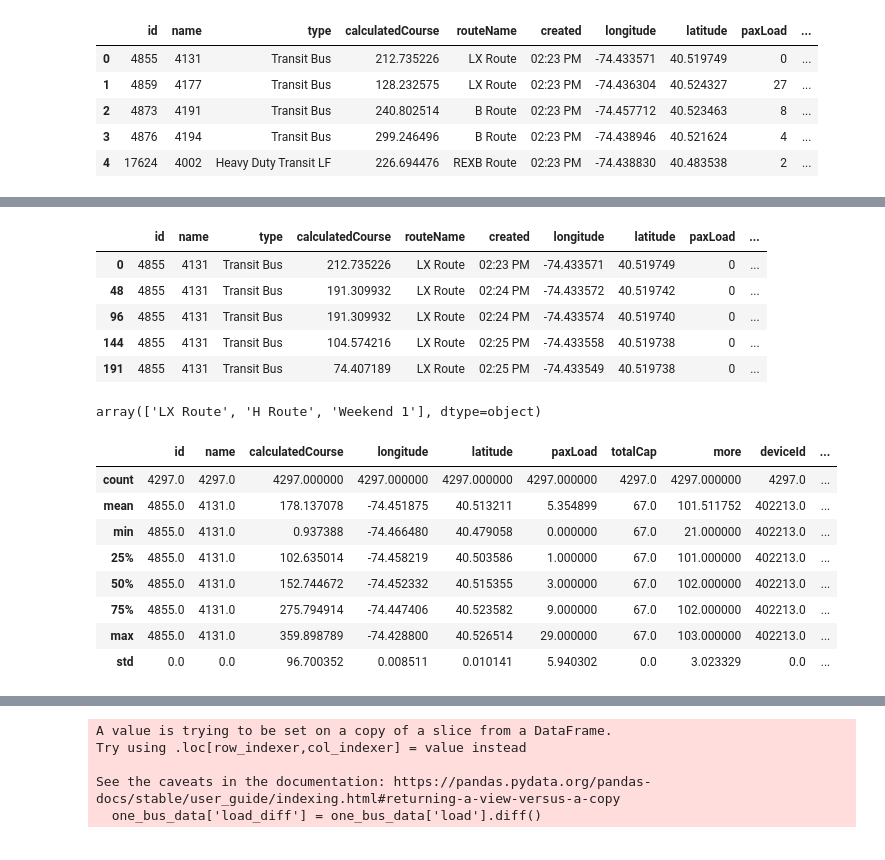
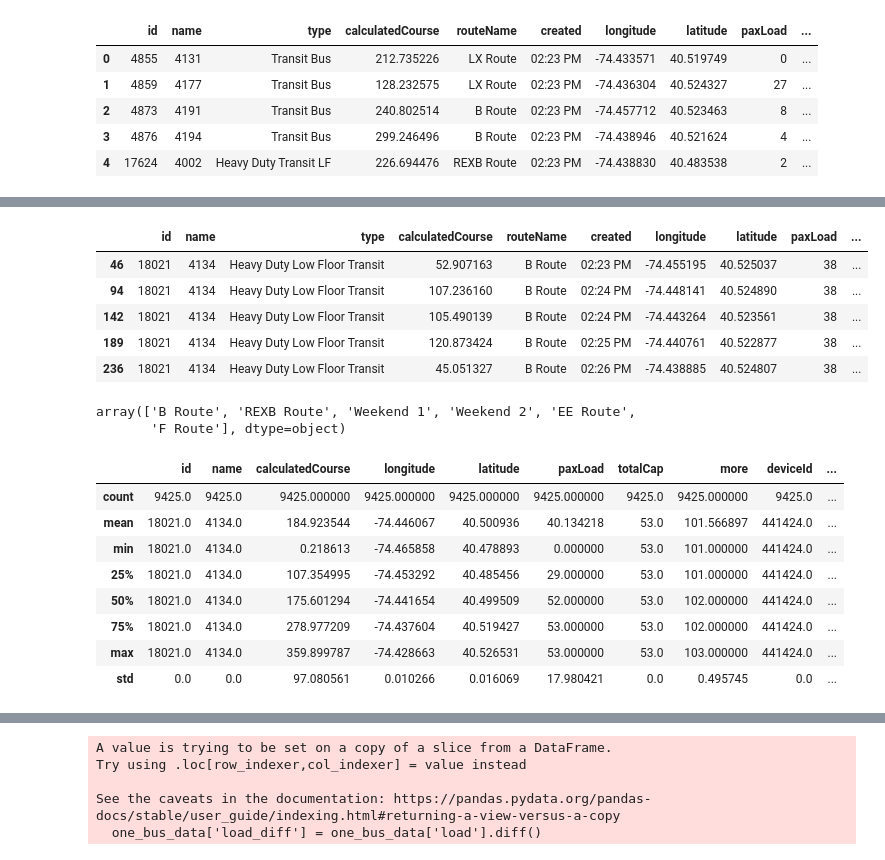
Before and after one commit to AkeBoss-tech/RutgersBusAnalysis, a Jupyter notebook: bus.ipynb, the cells around one changed output, grey strips where cells are left out. Cells and saved outputs as stored; diff of their text form; code cells hidden in the pictures.

```diff
--- a/bus.ipynb
+++ b/bus.ipynb
@@ -5,7 +5,8 @@ import matplotlib.pyplot as plt
 import folium
 from folium.plugins import MarkerCluster
 
-data = pd.read_csv('cloud-data/bus_data.csv')
+data = pd.read_csv('cloud-data/bus_data_modified.csv')
+data['timestamp'] = pd.to_datetime(data['timestamp'])
 data.head()
 # %% [output]
 |  | id | name | type | calculatedCourse | routeName | created | longitude | latitude | paxLoad | ... |
@@ -14,15 +15,3 @@ data.head()
 | 2 | 4873 | 4191 | Transit Bus | 240.802514 | B Route | 02:23 PM | -74.457712 | 40.523463 | 8 | ... |
 | 3 | 4876 | 4194 | Transit Bus | 299.246496 | B Route | 02:23 PM | -74.438946 | 40.521624 | 4 | ... |
 | 4 | 17624 | 4002 | Heavy Duty Transit LF | 226.694476 | REXB Route | 02:23 PM | -74.438830 | 40.483538 | 2 | ... |
-# %%
-# convert timestamp to datetime
-data['timestamp'] = pd.to_datetime(data['timestamp'])
-try:
-    data.drop(['speed', 'outOfService', 'tripId', 'outdated'], axis=1, inplace=True)
-except:
-    data.drop(['speed', 'tripId'], axis=1, inplace=True)
-data['load'] = data['paxLoad'] / data['totalCap']
-# only use the latitude and longitude columns between certain values
-data = data[(data['latitude'] > 40.4) & (data['latitude'] < 40.53)]
-data = data[(data['longitude'] > -74.5) & (data['longitude'] < -74.3)]
-data.head()
@@ -36,30 +18,33 @@ data.head()
 # %%
-one_bus = 4131
+from random import choice
+
+one_bus = int(choice(data['name'].unique()))
 one_bus_data = data[data['name'] == one_bus]
 one_bus_data.head()
 # %% [output]
 |  | id | name | type | calculatedCourse | routeName | created | longitude | latitude | paxLoad | ... |
-| 0 | 4855 | 4131 | Transit Bus | 212.735226 | LX Route | 02:23 PM | -74.433571 | 40.519749 | 0 | ... |
-| 48 | 4855 | 4131 | Transit Bus | 191.309932 | LX Route | 02:24 PM | -74.433572 | 40.519742 | 0 | ... |
-| 96 | 4855 | 4131 | Transit Bus | 191.309932 | LX Route | 02:24 PM | -74.433574 | 40.519740 | 0 | ... |
-| 144 | 4855 | 4131 | Transit Bus | 104.574216 | LX Route | 02:25 PM | -74.433558 | 40.519738 | 0 | ... |
-| 191 | 4855 | 4131 | Transit Bus | 74.407189 | LX Route | 02:25 PM | -74.433549 | 40.519738 | 0 | ... |
+| 46 | 18021 | 4134 | Heavy Duty Low Floor Transit | 52.907163 | B Route | 02:23 PM | -74.455195 | 40.525037 | 38 | ... |
+| 94 | 18021 | 4134 | Heavy Duty Low Floor Transit | 107.236160 | B Route | 02:24 PM | -74.448141 | 40.524890 | 38 | ... |
+| 142 | 18021 | 4134 | Heavy Duty Low Floor Transit | 105.490139 | B Route | 02:24 PM | -74.443264 | 40.523561 | 38 | ... |
+| 189 | 18021 | 4134 | Heavy Duty Low Floor Transit | 120.873424 | B Route | 02:25 PM | -74.440761 | 40.522877 | 38 | ... |
+| 236 | 18021 | 4134 | Heavy Duty Low Floor Transit | 45.051327 | B Route | 02:26 PM | -74.438885 | 40.524807 | 38 | ... |
 # %%
 one_bus_data['routeName'].unique()
 # %% [output]
-array(['LX Route', 'H Route', 'Weekend 1'], dtype=object)
+array(['B Route', 'REXB Route', 'Weekend 1', 'Weekend 2', 'EE Route',
+       'F Route'], dtype=object)
 # %%
 one_bus_data.describe()
 # %% [output]
 |  | id | name | calculatedCourse | longitude | latitude | paxLoad | totalCap | more | deviceId | ... |
-| count | 4297.0 | 4297.0 | 4297.000000 | 4297.000000 | 4297.000000 | 4297.000000 | 4297.0 | 4297.000000 | 4297.0 | ... |
-| mean | 4855.0 | 4131.0 | 178.137078 | -74.451875 | 40.513211 | 5.354899 | 67.0 | 101.511752 | 402213.0 | ... |
-| min | 4855.0 | 4131.0 | 0.937388 | -74.466480 | 40.479058 | 0.000000 | 67.0 | 21.000000 | 402213.0 | ... |
-| 25% | 4855.0 | 4131.0 | 102.635014 | -74.458219 | 40.503586 | 1.000000 | 67.0 | 101.000000 | 402213.0 | ... |
-| 50% | 4855.0 | 4131.0 | 152.744672 | -74.452332 | 40.515355 | 3.000000 | 67.0 | 102.000000 | 402213.0 | ... |
-| 75% | 4855.0 | 4131.0 | 275.794914 | -74.447406 | 40.523582 | 9.000000 | 67.0 | 102.000000 | 402213.0 | ... |
-| max | 4855.0 | 4131.0 | 359.898789 | -74.428800 | 40.526514 | 29.000000 | 67.0 | 103.000000 | 402213.0 | ... |
-| std | 0.0 | 0.0 | 96.700352 | 0.008511 | 0.010141 | 5.940302 | 0.0 | 3.023329 | 0.0 | ... |
+| count | 9425.0 | 9425.0 | 9425.000000 | 9425.000000 | 9425.000000 | 9425.000000 | 9425.0 | 9425.000000 | 9425.0 | ... |
+| mean | 18021.0 | 4134.0 | 184.923544 | -74.446067 | 40.500936 | 40.134218 | 53.0 | 101.566897 | 441424.0 | ... |
+| min | 18021.0 | 4134.0 | 0.218613 | -74.465858 | 40.478893 | 0.000000 | 53.0 | 101.000000 | 441424.0 | ... |
+| 25% | 18021.0 | 4134.0 | 107.354995 | -74.453292 | 40.485456 | 29.000000 | 53.0 | 101.000000 | 441424.0 | ... |
+| 50% | 18021.0 | 4134.0 | 175.601294 | -74.441654 | 40.499509 | 52.000000 | 53.0 | 102.000000 | 441424.0 | ... |
+| 75% | 18021.0 | 4134.0 | 278.977209 | -74.437604 | 40.519427 | 53.000000 | 53.0 | 102.000000 | 441424.0 | ... |
+| max | 18021.0 | 4134.0 | 359.899787 | -74.428663 | 40.526531 | 53.000000 | 53.0 | 103.000000 | 441424.0 | ... |
+| std | 0.0 | 0.0 | 97.080561 | 0.010266 | 0.016069 | 17.980421 | 0.0 | 0.495745 | 0.0 | ... |
 # %%
 # convert the difference in longitude and latitude to miles per hour
 # use difference in timestamp to calculate time
```
Also changed, not shown: parts of 11 cells of this notebook, 15 other files.
